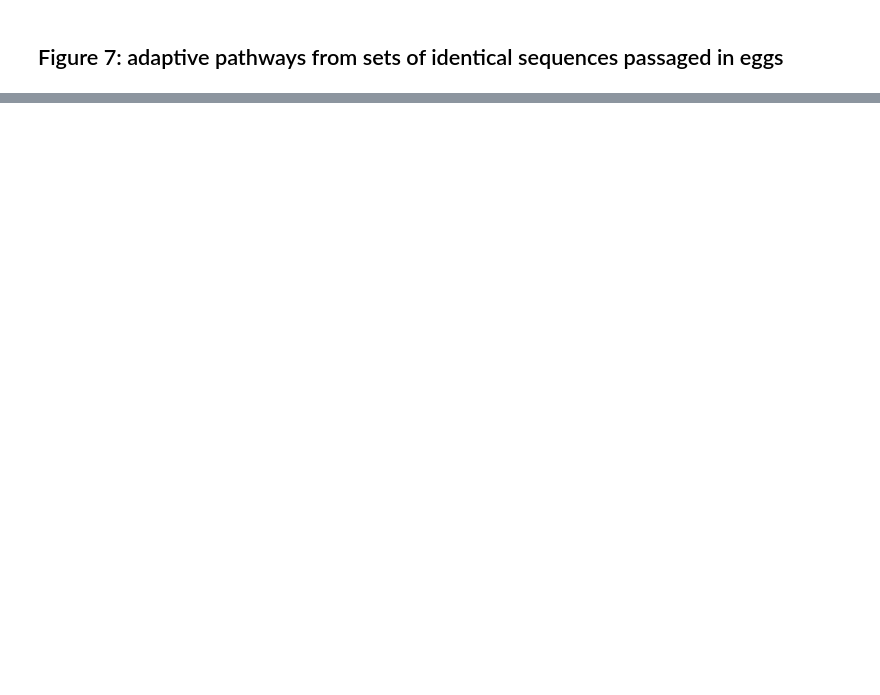
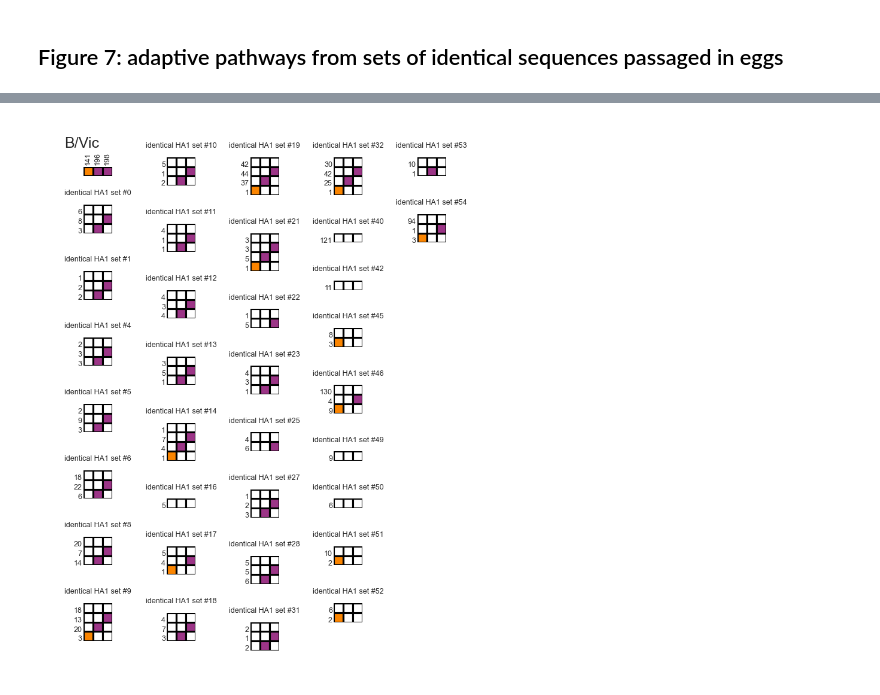
Before and after one commit to blab/egg-adaptation, a Jupyter notebook: figure-panels/Figure7-pathways.ipynb, the cells around one changed output, grey strips where cells are left out. Cells and saved outputs as stored; diff of their text form; code cells hidden in the pictures; blank space fills up the shorter version.

```diff
--- a/figure-panels/Figure7-pathways.ipynb
+++ b/figure-panels/Figure7-pathways.ipynb
@@ -964,0 +954,4 @@ sns.despine()
+# %%
+plot_figure7_supplement('vic', figwidth=3, figheight=7, filename='Figure7/Supplements_AllSets/vic_allsets.png')
+# %% [output]
+[figure, added]
```
Also changed, not shown: parts of 44 cells of this notebook, 15 other files.
